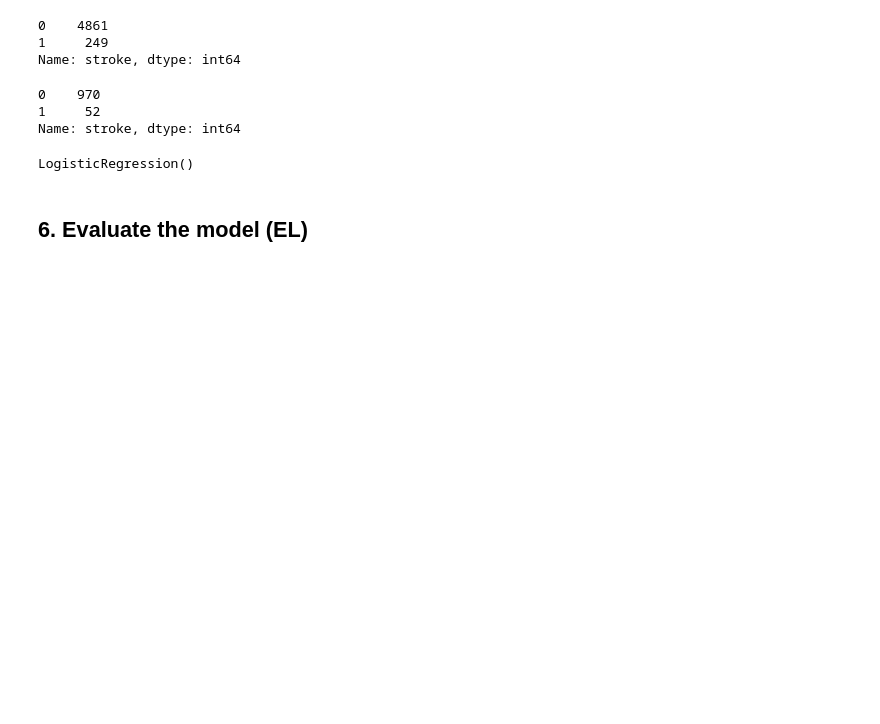
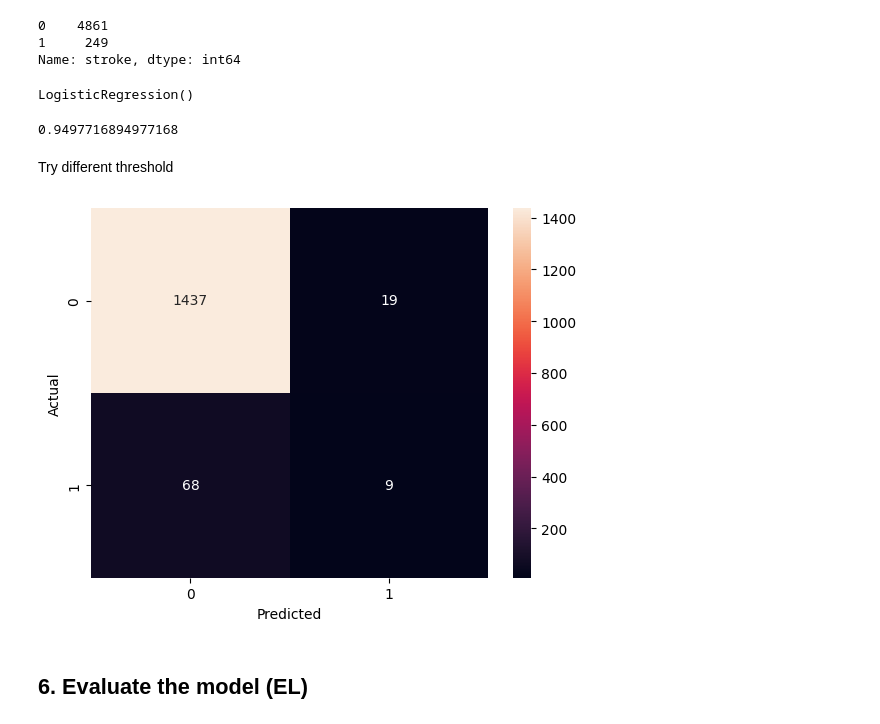
Before and after one commit to myacinecoding/Datathon-2, a Jupyter notebook: Datathon_2.ipynb, the cells around one changed output. Saved outputs shown, nothing was run; the diff lists cells and outputs as text; code cells hidden in the pictures; blank space fills up the shorter version.

```diff
--- a/Datathon_2.ipynb
+++ b/Datathon_2.ipynb
@@ -252,14 +258,28 @@ X_train, X_test, y_train, y_test = train_test_split(X, y, test_size=0.2, random_
 # %%
-y_test.value_counts()
+y_train.value_counts()
-# %% [output]
-0    970
-1     52
-Name: stroke, dtype: int64
 # %%
 log_reg = LogisticRegression()
 log_reg.fit(X_train, y_train)
 # %% [output]
 LogisticRegression()
+# %%
+y_pred = log_reg.predict(X_test)
+accuracy_score(y_test, y_pred)
+# %% [output]
+0.9497716894977168
+# %% [markdown]
+Try different threshold
+# %%
+thr = 0.3
+y_pred2 = np.where(log_reg.predict_proba(X_test)[:, 1] >= thr, 1, 0)
+accuracy_score(y_test, y_pred2)
+cf = confusion_matrix(y_test, y_pred2)
+sns.heatmap(cf, annot=True, fmt='d')
+plt.ylabel('Actual')
+plt.xlabel('Predicted')
+plt.show()
+# %% [output]
+[figure, added]
 # %% [markdown]
 ## 6. Evaluate the model (EL)
 # %%
```
Also changed, not shown: parts of 13 cells of this notebook.
